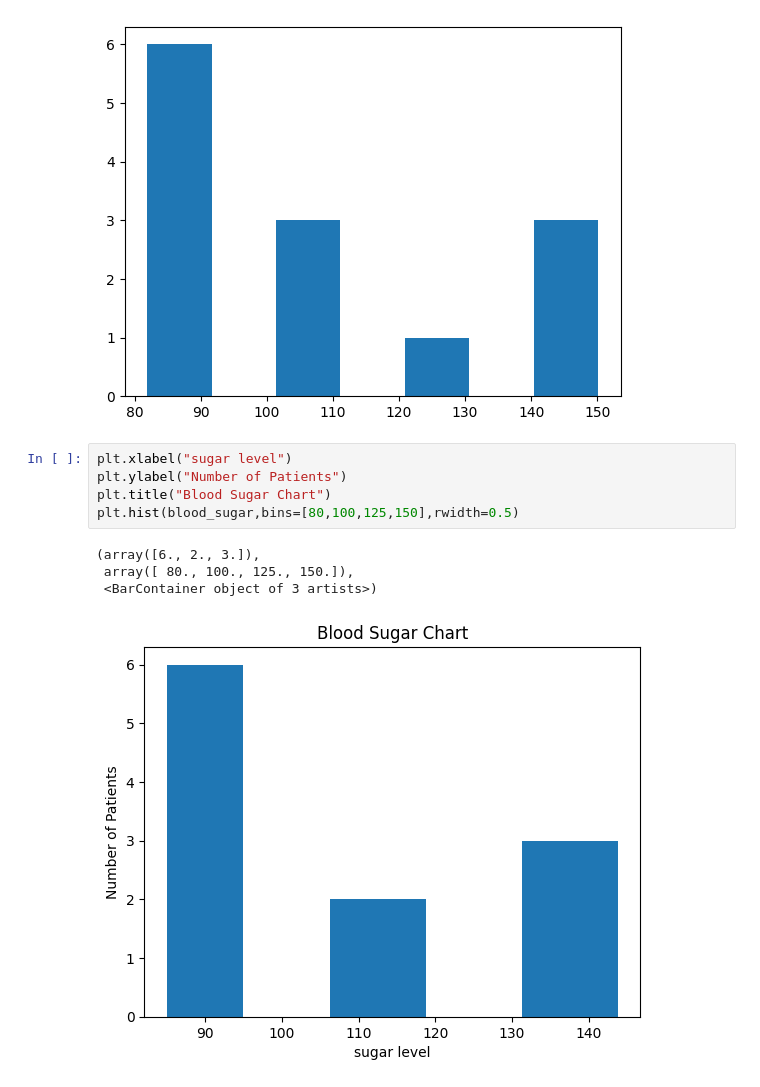
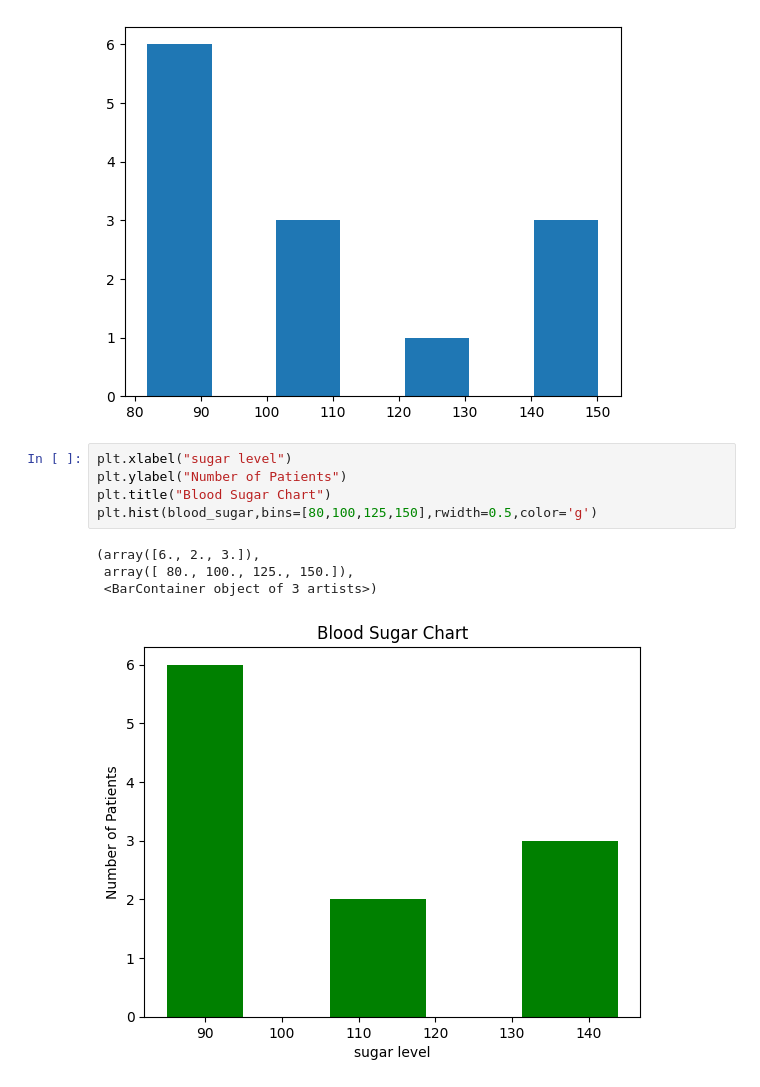
Before and after one commit to dinesh16adh/Data-Science, a Jupyter notebook: Histogram.ipynb, the cells around one changed output. Cells and saved outputs as stored; diff of their text form.

Commit message:
histogram

```diff
--- a/Histogram.ipynb
+++ b/Histogram.ipynb
@@ -12,10 +12,10 @@ plt.hist(blood_sugar,rwidth=0.5,bins=4);
 # %%
 plt.xlabel("sugar level")
 plt.ylabel("Number of Patients")
 plt.title("Blood Sugar Chart")
-plt.hist(blood_sugar,bins=[80,100,125,150],rwidth=0.5)
+plt.hist(blood_sugar,bins=[80,100,125,150],rwidth=0.5,color='g')
 # %% [output]
 (array([6., 2., 3.]),
  array([ 80., 100., 125., 150.]),
  <BarContainer object of 3 artists>)
-[figure, old version]
+[figure, new version]
```
Also changed, not shown: parts of 1 cell of this notebook.
